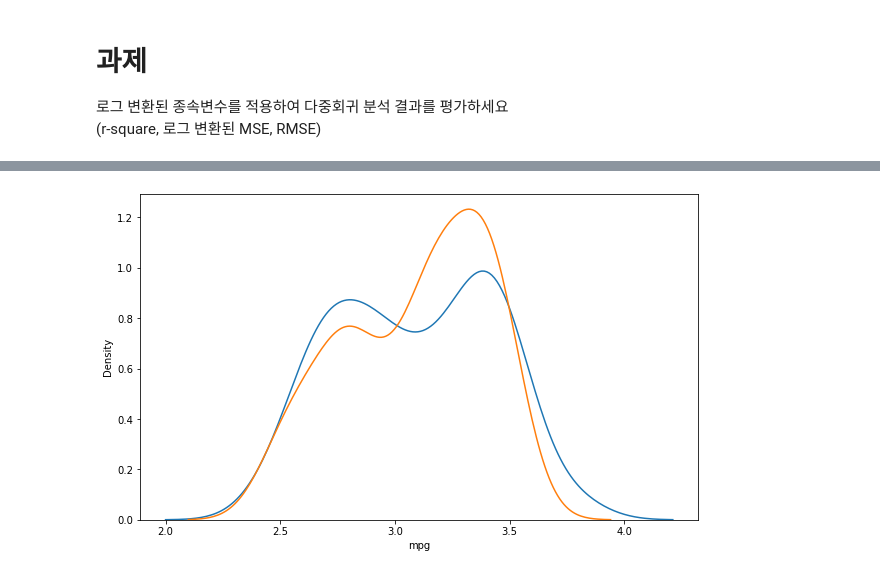
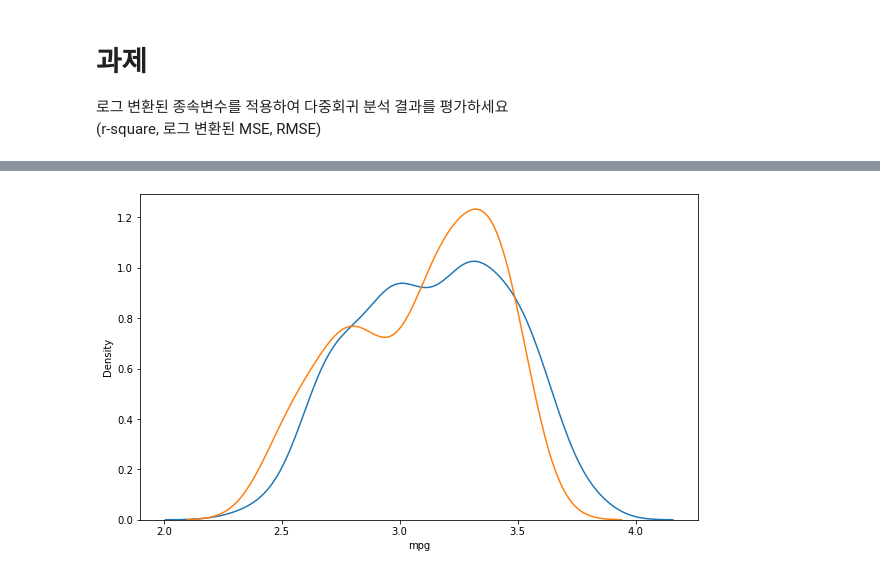
Before and after one commit to InChil2/Mac, a Jupyter notebook: ML/회귀평가.ipynb, the cells around one changed output, grey strips where cells are left out. Drawn from its saved outputs; the diff is of its cells as text; code cells hidden in the pictures.

```diff
--- a/ML/회귀기초.ipynb
+++ b/ML/회귀평가.ipynb
@@ -332,8 +332,8 @@ MSE : 0.025, RMSE : 0.157, R2 Score : 0.791
 # %%
 y_hat = lr.predict(X_test)
 
 plt.figure(figsize=(10,6))
-ax1 = sns.distplot(y_test,hist=False,label='y_test')
+ax1 = sns.distplot(log_mpg,hist=False,label='y_test')
 ax2 = sns.distplot(y_hat,hist=False,label='y_hat')
 # %% [output]
-[figure, old version]
+[figure, new version]
```
Also changed, not shown: parts of 2 cells of this notebook, 3 other files.
